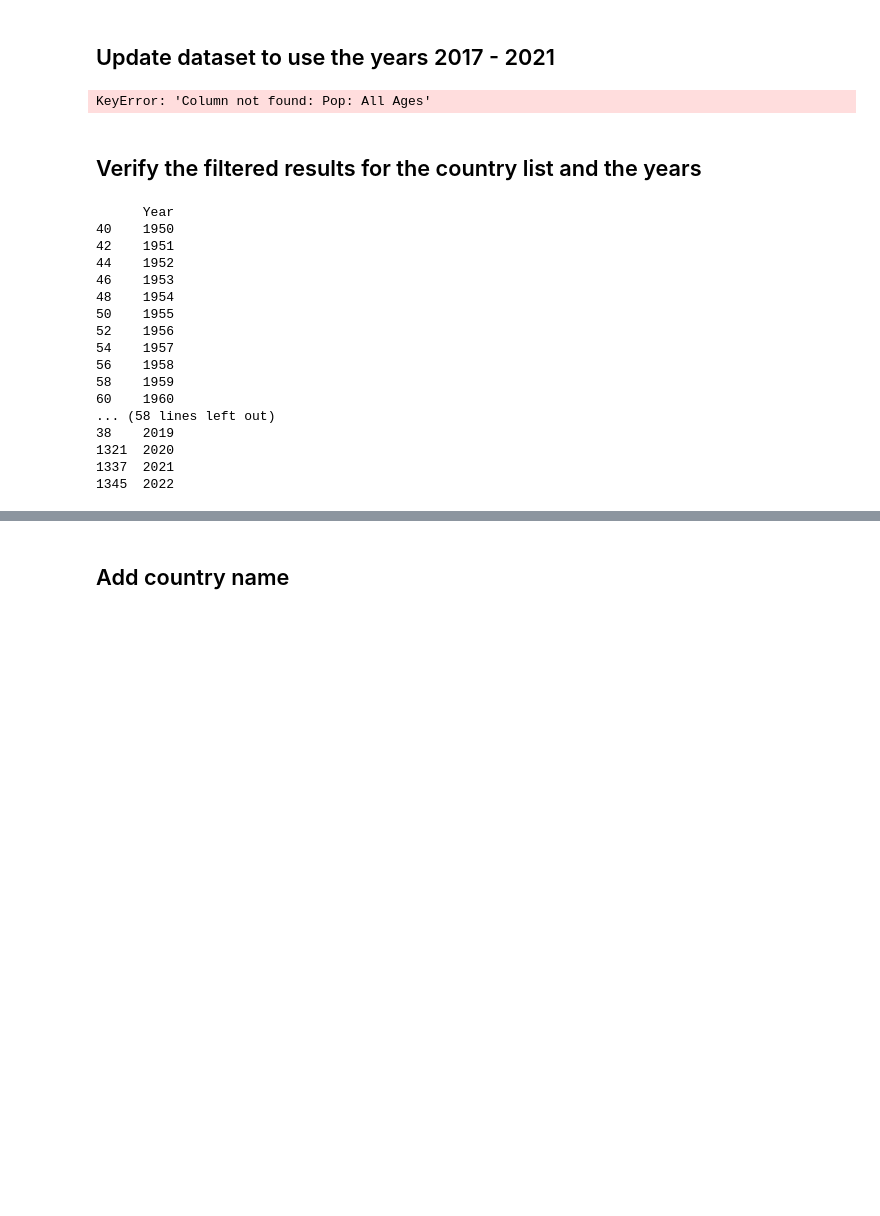
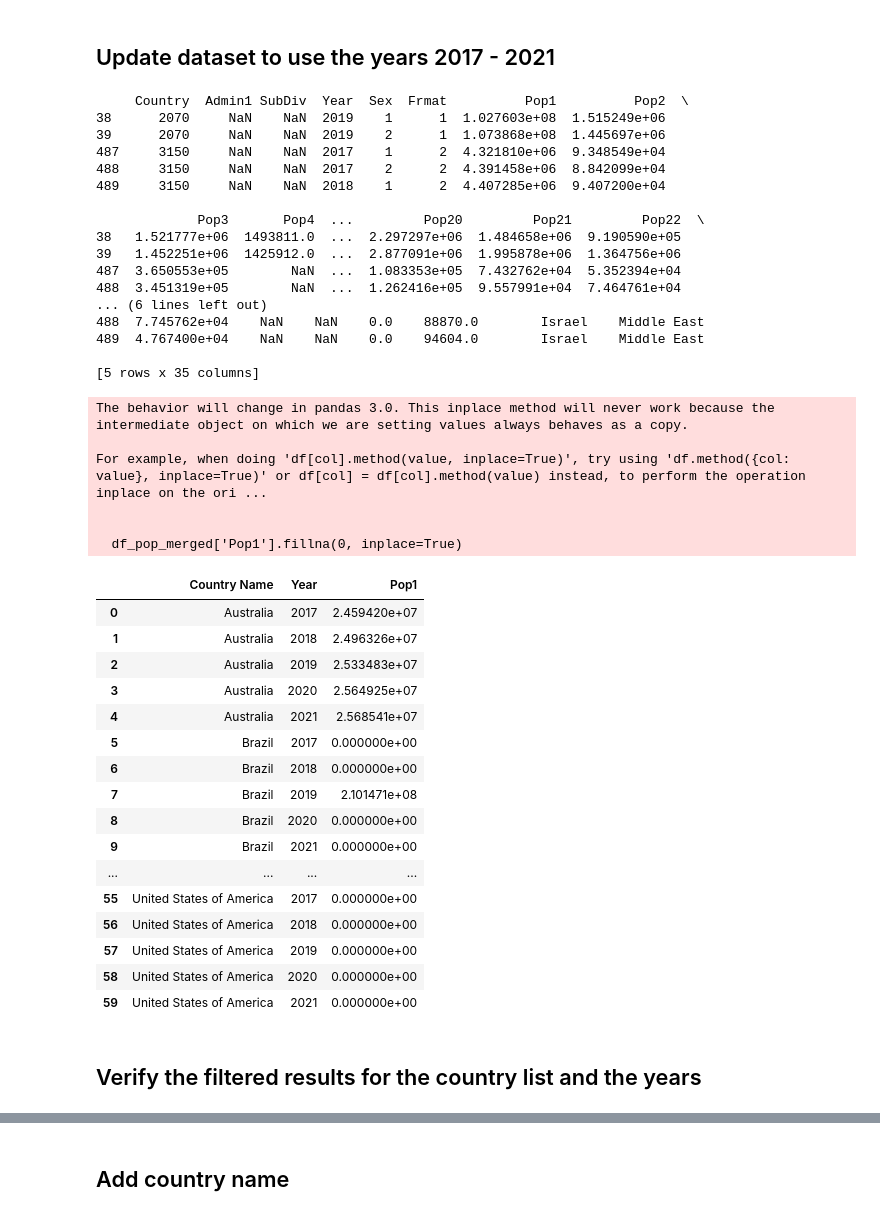
Before and after one commit to ShylaTatum/Group-Project-1, a Jupyter notebook: cleaned_data/who_pop_cleaning_workbook.ipynb, the cells around one changed output, grey strips where cells are left out. Saved outputs shown, nothing was run; the diff lists cells and outputs as text; code cells hidden in the pictures; blank space fills up the shorter version.

```diff
--- a/Cleaned Data/who_pop_cleaning_workbook.ipynb
+++ b/cleaned_data/who_pop_cleaning_workbook.ipynb
@@ -7,13 +7,13 @@ pd.set_option('display.max_rows', None)
 ## Read in Data Files
 # %%
 # Read WHO country names with codes, to be merged with morbidity data
-df_countries = pd.read_csv('Resources/source_data/country_codes.csv')
+df_countries = pd.read_csv('.././resources/source_data/country_codes.csv')
 
 # Read the list of countries to be used for our reporting
-df_filtered_countries = pd.read_csv('Resources/source_data/filtered_countries.csv')
+df_filtered_countries = pd.read_csv('.././resources/source_data/filtered_countries.csv')
 
 # Read the WHO populaton data
-df_who_pop = pd.read_csv('Resources/source_data/who_mort_population.csv')
+df_who_pop = pd.read_csv('.././resources/source_data/who_mort_population.csv')
 # %% [markdown]
 ## Validate the imported data
 Show the first few rows of each DataFrame
@@ -82,56 +82,77 @@ display(df_pop_merged.tail(3))
 # Filter the DataFrame for years between 2017 and 2021
 # df_pop_merged = df_pop_merged.query('2017 <= Year <= 2021')
 # %%
-import pandas as pd
-
 # Load the original list of countries
-df_countries = pd.read_csv('Resources/source_data/filtered_countries.csv')
+df_countries = pd.read_csv('.././resources/source_data/filtered_countries.csv')
 
 # Create a DataFrame with all combinations of countries and years
 years = range(2017, 2022)
 all_combinations = pd.MultiIndex.from_product([df_countries['Country Name'], years], names=['Country Name', 'Year'])
 df_all_combinations = pd.DataFrame(index=all_combinations).reset_index()
 
 # Assuming df_pop_merged is your population dataframe
 # Filter the DataFrame for years between 2017 and 2021
 df_pop_filtered = df_pop_merged.query('2017 <= Year <= 2021')
 
+print(df_pop_filtered.head())
+
 # Group by Year and Country Name
-df_pop_filtered = df_pop_filtered.groupby(['Year', 'Country Name'])['Pop: All Ages'].sum().reset_index()
+df_pop_filtered = df_pop_filtered.groupby(['Year', 'Country Name'])['Pop1'].sum().reset_index()
 
 # Merge with all combinations to ensure all countries are included
 df_pop_merged = pd.merge(df_all_combinations, df_pop_filtered, on=['Country Name', 'Year'], how='left')
 
 # Fill missing values with 0 or appropriate values
-df_pop_merged['Pop: All Ages'].fillna(0, inplace=True)
+df_pop_merged['Pop1'].fillna(0, inplace=True)
 
 # Display the merged DataFrame
 display(df_pop_merged)
 # %% [output]
-KeyError: 'Column not found: Pop: All Ages'
+     Country  Admin1 SubDiv  Year  Sex  Frmat          Pop1          Pop2  \
+38      2070     NaN    NaN  2019    1      1  1.027603e+08  1.515249e+06
+39      2070     NaN    NaN  2019    2      1  1.073868e+08  1.445697e+06
+487     3150     NaN    NaN  2017    1      2  4.321810e+06  9.348549e+04
+488     3150     NaN    NaN  2017    2      2  4.391458e+06  8.842099e+04
+489     3150     NaN    NaN  2018    1      2  4.407285e+06  9.407200e+04
+
+             Pop3       Pop4  ...         Pop20         Pop21         Pop22  \
+38   1.521777e+06  1493811.0  ...  2.297297e+06  1.484658e+06  9.190590e+05
+39   1.452251e+06  1425912.0  ...  2.877091e+06  1.995878e+06  1.364756e+06
+487  3.650553e+05        NaN  ...  1.083353e+05  7.432762e+04  5.352394e+04
+488  3.451319e+05        NaN  ...  1.262416e+05  9.557991e+04  7.464761e+04
+... (6 lines left out)
+488  7.745762e+04    NaN    NaN    0.0    88870.0        Israel    Middle East
+489  4.767400e+04    NaN    NaN    0.0    94604.0        Israel    Middle East
+
+[5 rows x 35 columns]
+The behavior will change in pandas 3.0. This inplace method will never work because the intermediate object on which we are setting values always behaves as a copy.
+
+For example, when doing 'df[col].method(value, inplace=True)', try using 'df.method({col: value}, inplace=True)' or df[col] = df[col].method(value) instead, to perform the operation inplace on the ori ...
+
+
+  df_pop_merged['Pop1'].fillna(0, inplace=True)
+|  | Country Name | Year | Pop1 |
+| 0 | Australia | 2017 | 2.459420e+07 |
+| 1 | Australia | 2018 | 2.496326e+07 |
+| 2 | Australia | 2019 | 2.533483e+07 |
+| 3 | Australia | 2020 | 2.564925e+07 |
+| 4 | Australia | 2021 | 2.568541e+07 |
+| 5 | Brazil | 2017 | 0.000000e+00 |
+| 6 | Brazil | 2018 | 0.000000e+00 |
+| 7 | Brazil | 2019 | 2.101471e+08 |
+| 8 | Brazil | 2020 | 0.000000e+00 |
+| 9 | Brazil | 2021 | 0.000000e+00 |
+| ... | ... | ... | ... |
+| 55 | United States of America | 2017 | 0.000000e+00 |
+| 56 | United States of America | 2018 | 0.000000e+00 |
+| 57 | United States of America | 2019 | 0.000000e+00 |
+| 58 | United States of America | 2020 | 0.000000e+00 |
+| 59 | United States of America | 2021 | 0.000000e+00 |
 # %% [markdown]
 ## Verify the filtered results for the country list and the years
 # %%
 # Verify the result of filtering out 2022
 print(df_pop_merged[['Year']].drop_duplicates().sort_values(by='Year'))
-# %% [output]
-      Year
-40    1950
-42    1951
-44    1952
-46    1953
-48    1954
-50    1955
-52    1956
-54    1957
-56    1958
-58    1959
-60    1960
-... (58 lines left out)
-38    2019
-1321  2020
-1337  2021
-1345  2022
 # %%
 # Print out the countries
 print(df_pop_merged[['Country Name']].drop_duplicates())
```
Also changed, not shown: parts of 9 cells of this notebook, 14 other files.
